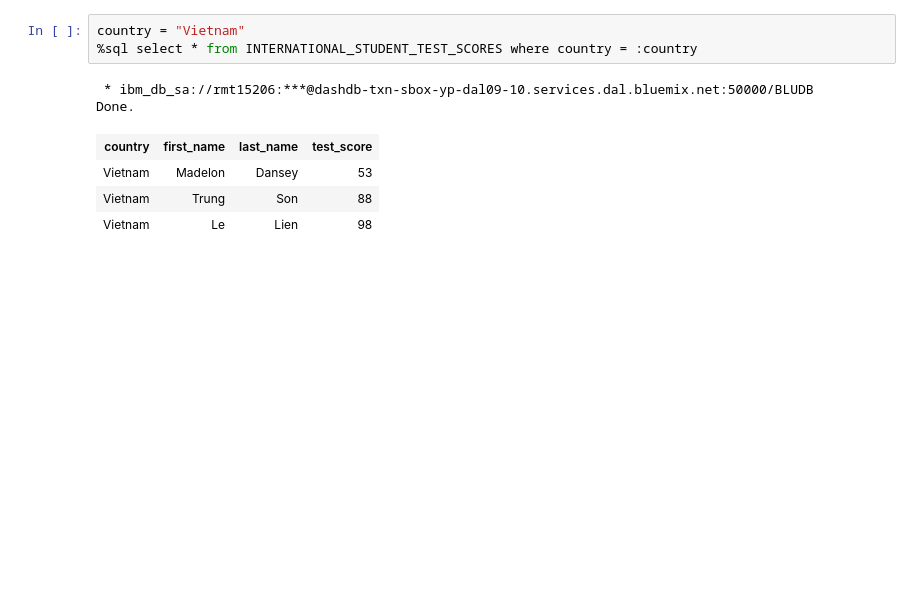
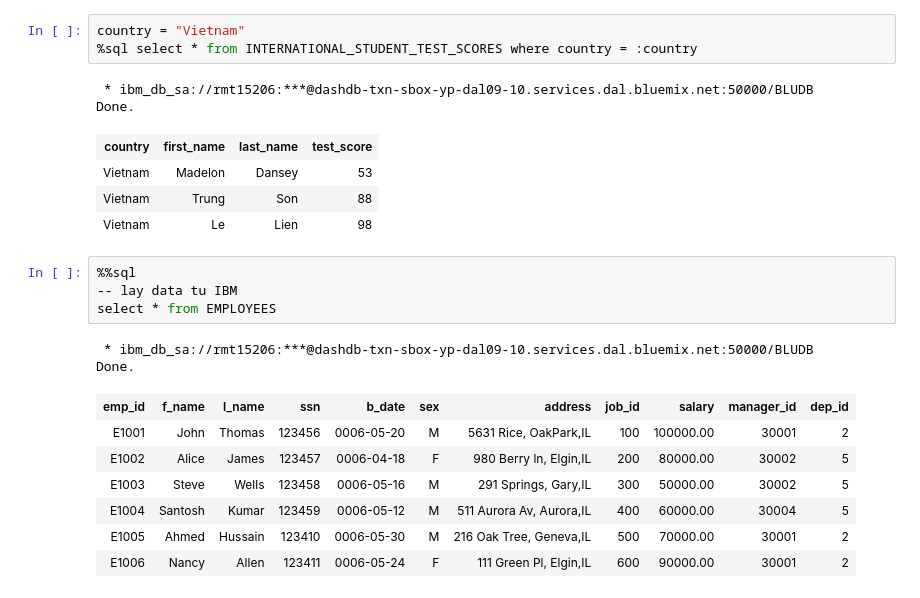
Before and after one commit to PTson2207/Connect-IBM-DB, a Jupyter notebook: sql/Accessing DataBase with SQL magic.ipynb, the cells around one changed output. Drawn from its saved outputs; the diff is of its cells as text; blank space fills up the shorter version.

```diff
--- a/sql/Accessing DataBase with SQL magic.ipynb
+++ b/sql/Accessing DataBase with SQL magic.ipynb
@@ -67,3 +53,17 @@ Done.
 | Vietnam | Madelon | Dansey | 53 |
 | Vietnam | Trung | Son | 88 |
 | Vietnam | Le | Lien | 98 |
+# %%
+%%sql
+-- lay data tu IBM
+select * from EMPLOYEES
+# %% [output]
+ * ibm_db_sa://rmt15206:***@dashdb-txn-sbox-yp-dal09-10.services.dal.bluemix.net:50000/BLUDB
+Done.
+| emp_id | f_name | l_name | ssn | b_date | sex | address | job_id | salary | manager_id | dep_id |
+| E1001 | John | Thomas | 123456 | 0006-05-20 | M | 5631 Rice, OakPark,IL | 100 | 100000.00 | 30001 | 2 |
+| E1002 | Alice | James | 123457 | 0006-04-18 | F | 980 Berry ln, Elgin,IL | 200 | 80000.00 | 30002 | 5 |
+| E1003 | Steve | Wells | 123458 | 0006-05-16 | M | 291 Springs, Gary,IL | 300 | 50000.00 | 30002 | 5 |
+| E1004 | Santosh | Kumar | 123459 | 0006-05-12 | M | 511 Aurora Av, Aurora,IL | 400 | 60000.00 | 30004 | 5 |
+| E1005 | Ahmed | Hussain | 123410 | 0006-05-30 | M | 216 Oak Tree, Geneva,IL | 500 | 70000.00 | 30001 | 2 |
+| E1006 | Nancy | Allen | 123411 | 0006-05-24 | F | 111 Green Pl, Elgin,IL | 600 | 90000.00 | 30001 | 2 |
```
Also changed, not shown: parts of 9 cells of this notebook, 1 other file.
